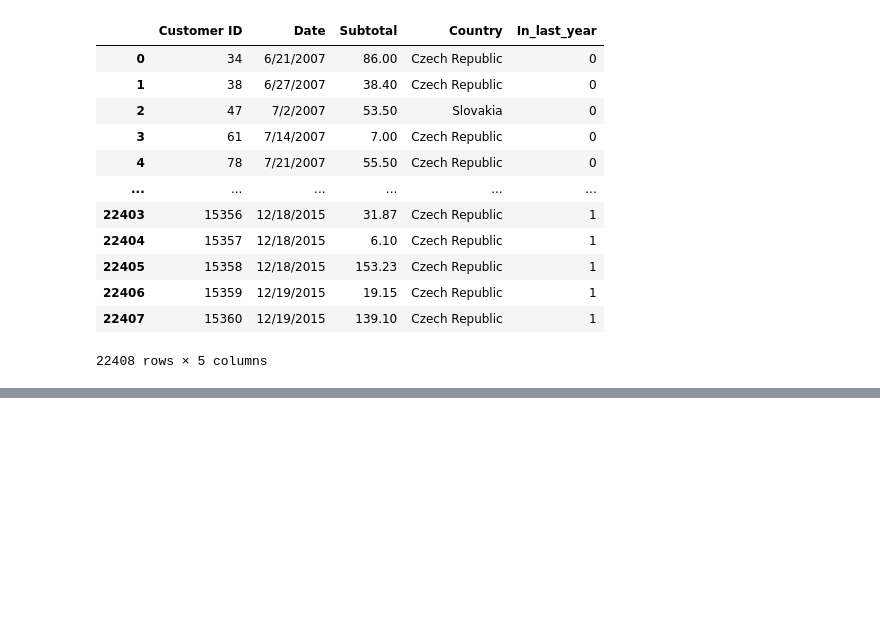
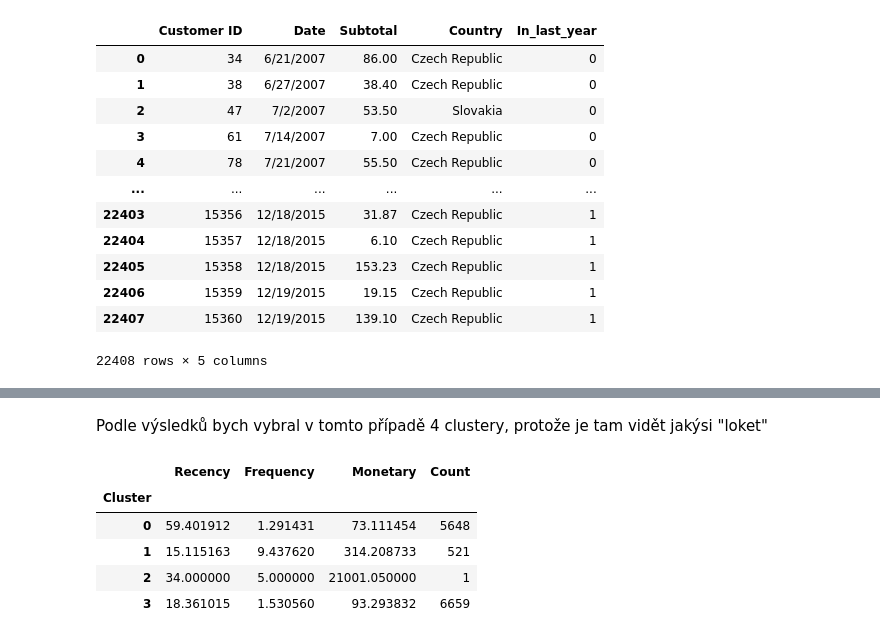
Before and after one commit to zidcenek/BI-VZD-2019-zidcenek, a Jupyter notebook: 03/homework_03_B191.ipynb, the cells around one changed output, grey strips where cells are left out. Saved outputs shown, nothing was run; the diff lists cells and outputs as text; code cells hidden in the pictures; blank space fills up the shorter version.

```diff
--- a/03/homework_03_B191.ipynb
+++ b/03/homework_03_B191.ipynb
@@ -293,0 +323,2 @@ k_means(rfm_bonus_normalized)
+# %% [markdown]
+Podle výsledků bych vybral v tomto případě 4 clustery, protože je tam vidět jakýsi "loket"
@@ -293,0 +330,15 @@ k_means(rfm_bonus_normalized)
+# %%
+# funguje pouze od pandas verze 25.0 (pro nižší verze viz níže)
+result1.groupby('Cluster').agg(
+    Recency=pd.NamedAgg(column='Recency', aggfunc=np.mean),
+    Frequency=pd.NamedAgg(column='Frequency', aggfunc=np.mean),
+    Monetary=pd.NamedAgg(column='Monetary', aggfunc=np.mean),
+    Count=pd.NamedAgg(column='Recency', aggfunc=np.size)
+)
+# %% [output]
+|  | Recency | Frequency | Monetary | Count |
+| Cluster |  |  |  |  |
+| 0 | 59.401912 | 1.291431 | 73.111454 | 5648 |
+| 1 | 15.115163 | 9.437620 | 314.208733 | 521 |
+| 2 | 34.000000 | 5.000000 | 21001.050000 | 1 |
+| 3 | 18.361015 | 1.530560 | 93.293832 | 6659 |
```
Also changed, not shown: parts of 22 cells of this notebook.
